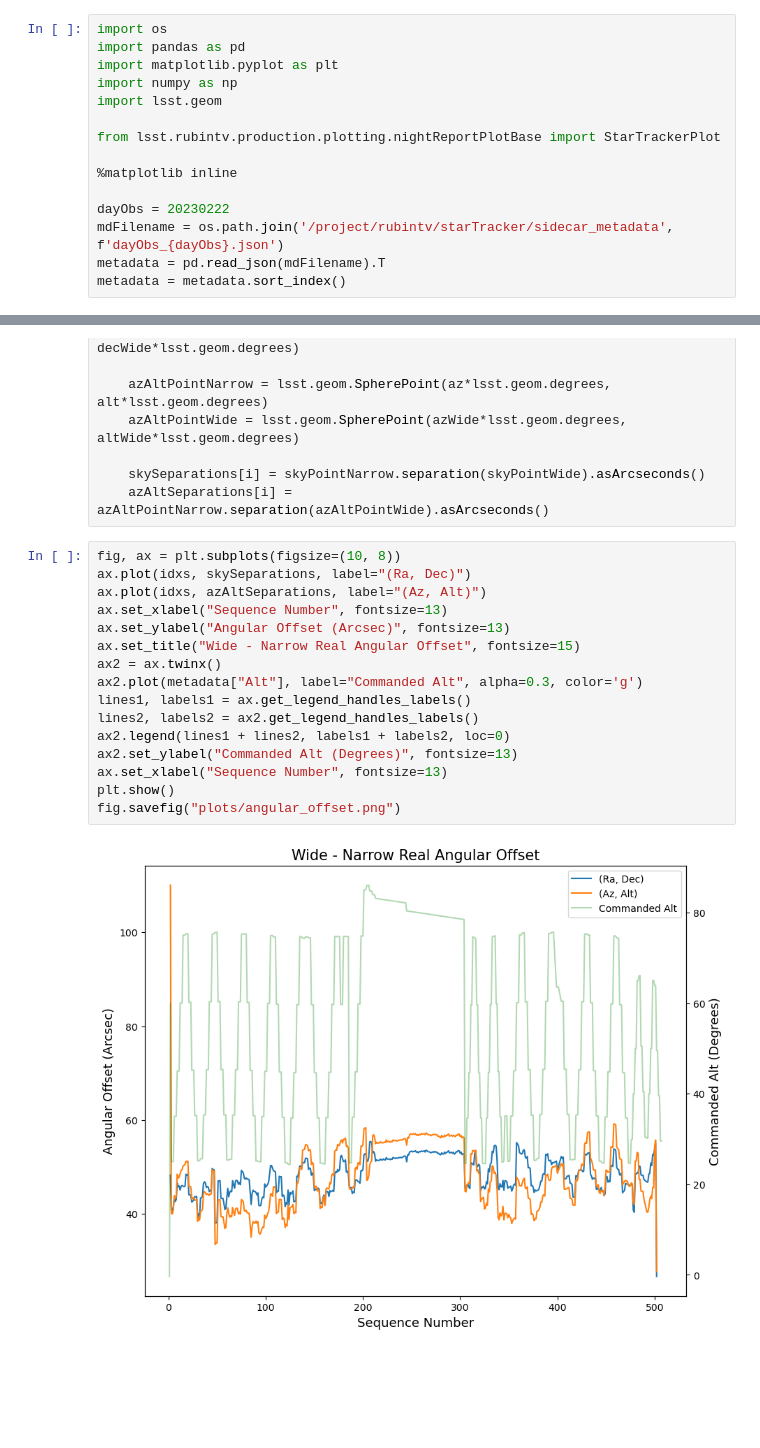
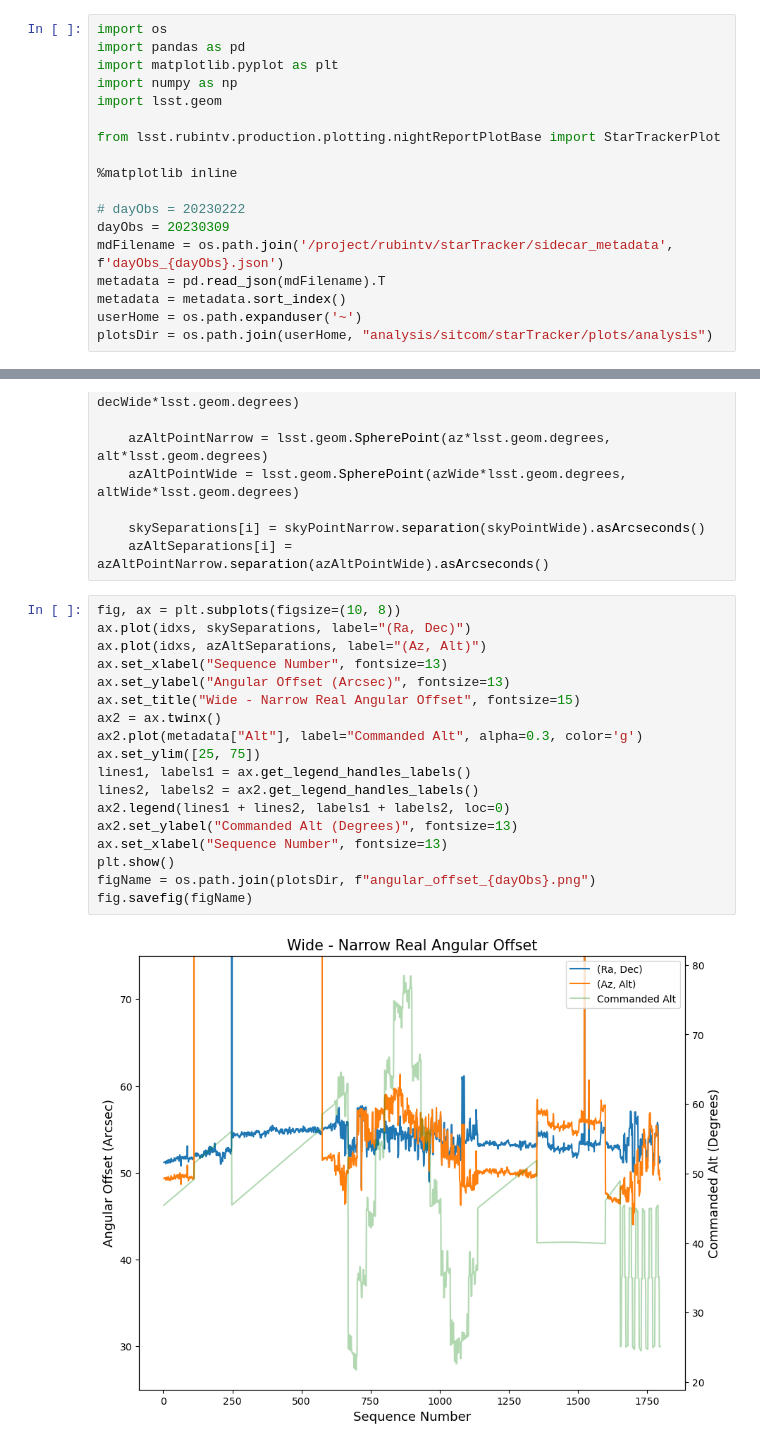
Before and after one commit to adriansh95/sitcom, a Jupyter notebook: starTracker/analysis/notebooks/angularOffset.ipynb, the cells around one changed output, grey strips where cells are left out. Saved outputs shown, nothing was run; the diff lists cells and outputs as text; blank space fills up the shorter version.

Commit message:
added angular Offset notebook

```diff
--- a/starTracker/analysis/notebooks/angularOffset.ipynb
+++ b/starTracker/analysis/notebooks/angularOffset.ipynb
@@ -9,7 +9,10 @@ from lsst.rubintv.production.plotting.nightReportPlotBase import StarTrackerPlot
 
 %matplotlib inline
 
-dayObs = 20230222
+# dayObs = 20230222
+dayObs = 20230309
 mdFilename = os.path.join('/project/rubintv/starTracker/sidecar_metadata', f'dayObs_{dayObs}.json')
 metadata = pd.read_json(mdFilename).T
 metadata = metadata.sort_index()
+userHome = os.path.expanduser('~')
+plotsDir = os.path.join(userHome, "analysis/sitcom/starTracker/plots/analysis")
@@ -69,18 +45,20 @@ for i, (idx, row) in enumerate(df.iterrows()):
 # %%
 fig, ax = plt.subplots(figsize=(10, 8))
 ax.plot(idxs, skySeparations, label="(Ra, Dec)")
 ax.plot(idxs, azAltSeparations, label="(Az, Alt)")
 ax.set_xlabel("Sequence Number", fontsize=13)
 ax.set_ylabel("Angular Offset (Arcsec)", fontsize=13)
 ax.set_title("Wide - Narrow Real Angular Offset", fontsize=15)
 ax2 = ax.twinx()
 ax2.plot(metadata["Alt"], label="Commanded Alt", alpha=0.3, color='g')
+ax.set_ylim([25, 75])
 lines1, labels1 = ax.get_legend_handles_labels()
 lines2, labels2 = ax2.get_legend_handles_labels()
 ax2.legend(lines1 + lines2, labels1 + labels2, loc=0)
 ax2.set_ylabel("Commanded Alt (Degrees)", fontsize=13)
 ax.set_xlabel("Sequence Number", fontsize=13)
 plt.show()
-fig.savefig("plots/angular_offset.png")
+figName = os.path.join(plotsDir, f"angular_offset_{dayObs}.png")
+fig.savefig(figName)
 # %% [output]
-[figure, old version]
+[figure, new version]
```
Also changed, not shown: parts of 4 cells of this notebook.
